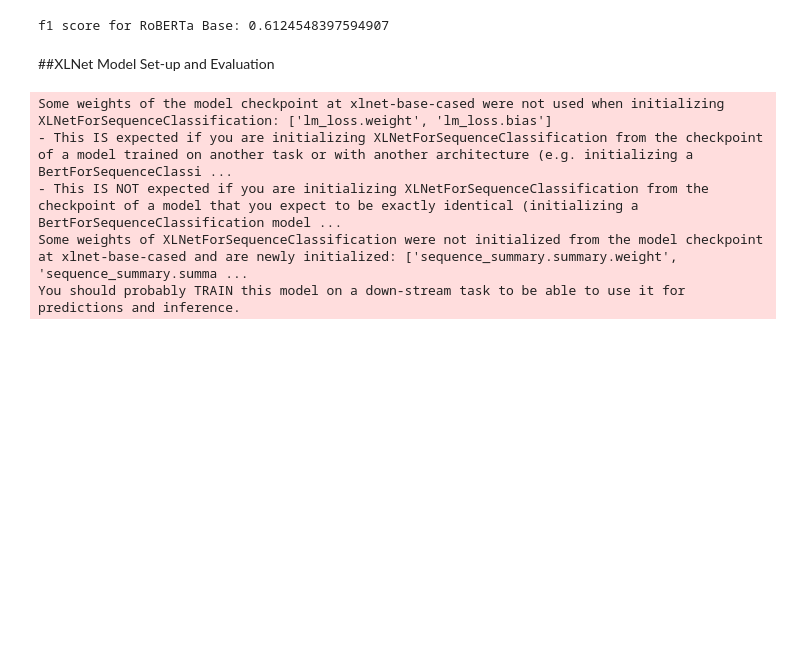
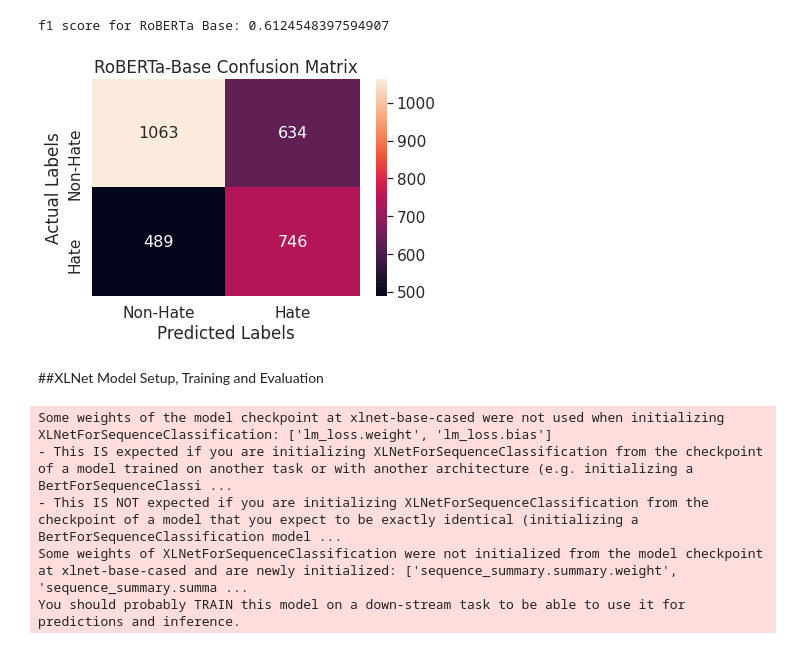
Before and after one commit to glitch-y/CE888-Project, a Jupyter notebook: 2. Scripts/2. Hate_Speech_Classification.ipynb, the cells around one changed output. Cells and saved outputs as stored; diff of their text form; code cells hidden in the pictures; blank space fills up the shorter version.

```diff
--- a/2. Scripts/2. Hate_Speech_Classification.ipynb
+++ b/2. Scripts/2. Hate_Speech_Classification.ipynb
@@ -394,8 +394,20 @@ for x in model_outputs:
 print("f1 score for RoBERTa Base:", f1_score(mapped_hate_test["labels"], predictions, average='macro'))
 # %% [output]
 f1 score for RoBERTa Base: 0.6124548397594907
+# %%
+classlabels = ['Non-Hate', 'Hate']
+cm = confusion_matrix(mapped_hate_test['labels'], predictions)
+dfcm = pd.DataFrame(cm, classlabels, classlabels)
+sns.set(font_scale=1.4) # for label size
+sns.heatmap(dfcm, annot=True, fmt="d", annot_kws={"size": 16}) # font size
+plt.title(f"RoBERTa-Base Confusion Matrix")
+plt.xlabel('Predicted Labels')
+plt.ylabel('Actual Labels')
+plt.show()
+# %% [output]
+[figure, added]
 # %% [markdown]
-##XLNet Model Set-up and Evaluation
+##XLNet Model Setup, Training and Evaluation
 # %%
 model_args = ClassificationArgs(num_train_epochs=4, overwrite_output_dir=True, manual_seed=123, eval_batch_size = 64,train_batch_size = 64, learning_rate = 2e-5, adam_epsilon=2e-8)
 xlnet = ClassificationModel(model_type='xlnet', model_name='xlnet-base-cased', use_cuda=True, num_labels=2, args=model_args)
```
Also changed, not shown: parts of 2 cells of this notebook.
